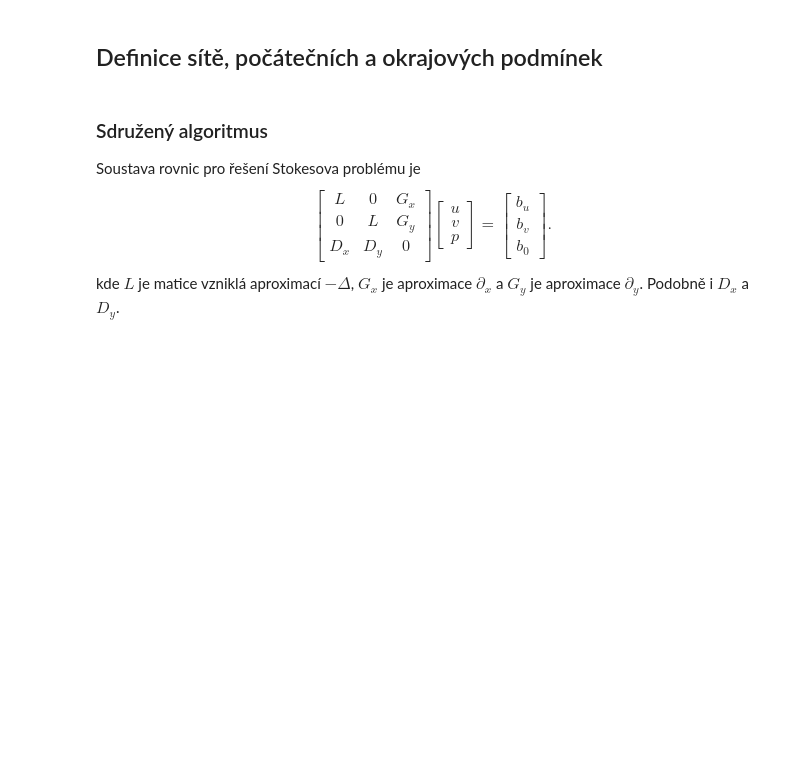
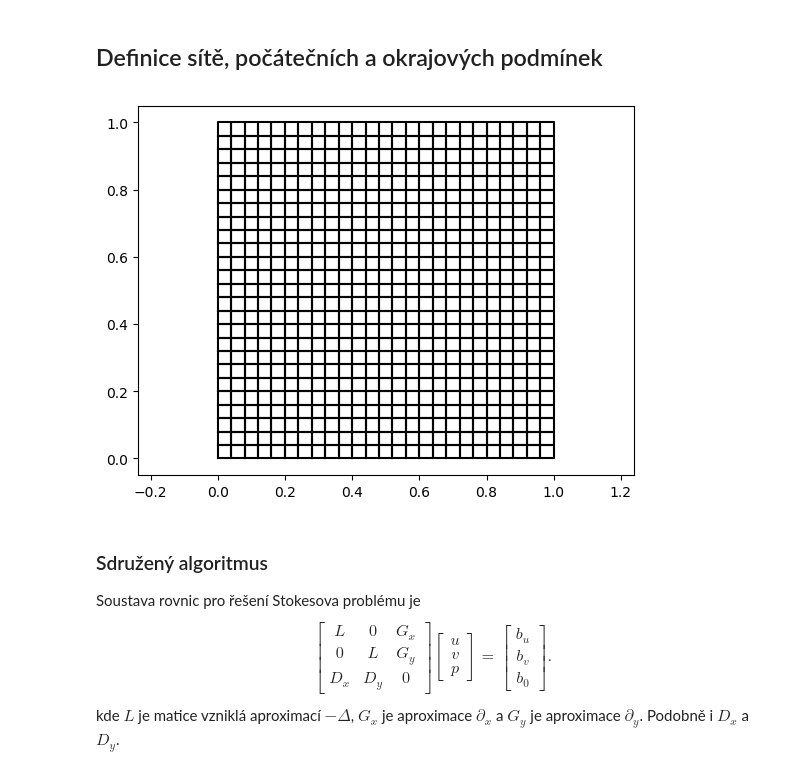
Before and after one commit to furstj/NSP, a Jupyter notebook: lessons/03_stokes.ipynb, the cells around one changed output. Drawn from its saved outputs; the diff is of its cells as text; code cells hidden in the pictures; blank space fills up the shorter version.

```diff
--- a/lessons/03_stokes.ipynb
+++ b/lessons/03_stokes.ipynb
@@ -11,6 +11,11 @@ include("operators.jl");
 # %%
 n = 25
 m = cartesian_mesh(n,n);
+# %%
+plot_mesh(m);
+axis("equal");
+# %% [output]
+[figure, added]
 # %%
 p = ScalarField(m);
 for name ∈ ["left", "right", "bottom", "top"]
```
Also changed, not shown: parts of 11 cells of this notebook, 5 other files.
